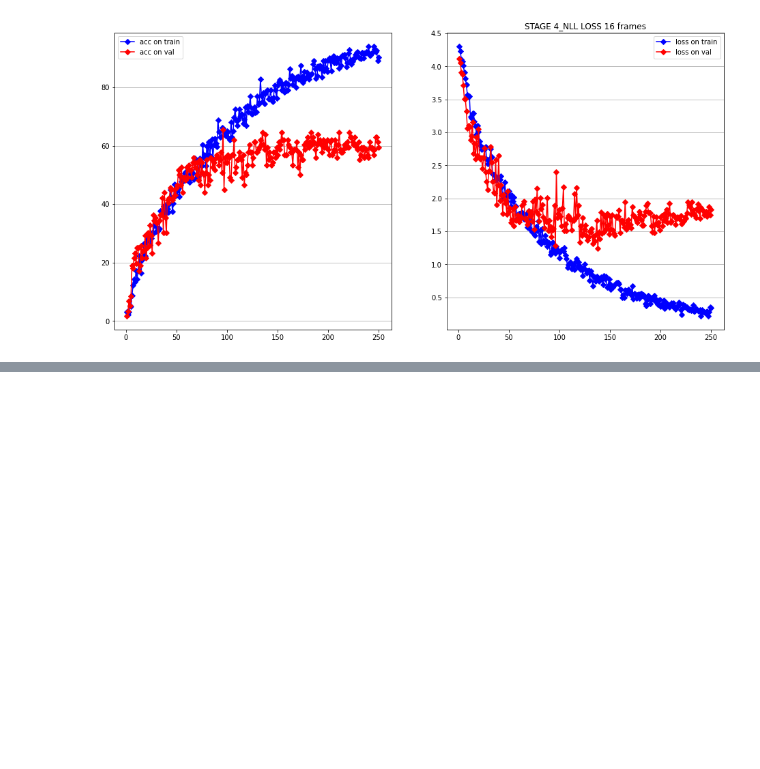
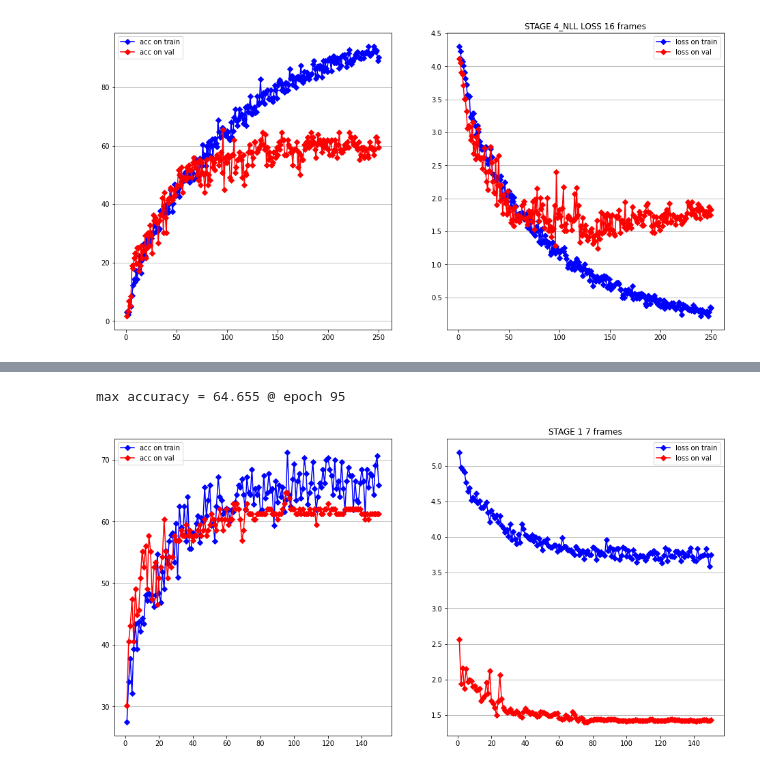
Before and after one commit to Erosinho13/FPAR-Project-MLDL, a Jupyter notebook: log_plotter.ipynb, the cells around one changed output, grey strips where cells are left out. Drawn from its saved outputs; the diff is of its cells as text; code cells hidden in the pictures; blank space fills up the shorter version.

```diff
--- a/log_plotter.ipynb
+++ b/log_plotter.ipynb
@@ -135,0 +146,9 @@ max accuracy = 65.517 @ epoch 96
+# %%
+t_log, v_log =  generate_log_filenames(stage=2, n_frames=7, ms_block = True)
+train_log = os.path.join(model_folder, t_log)
+val_log = os.path.join(model_folder, v_log)
+title = 'STAGE 1 7 frames'
+plot_about_stage(train_log, val_log, title)
+# %% [output]
+max accuracy = 64.655 @ epoch 95
+[figure, added]
```
Also changed, not shown: parts of 6 cells of this notebook.
